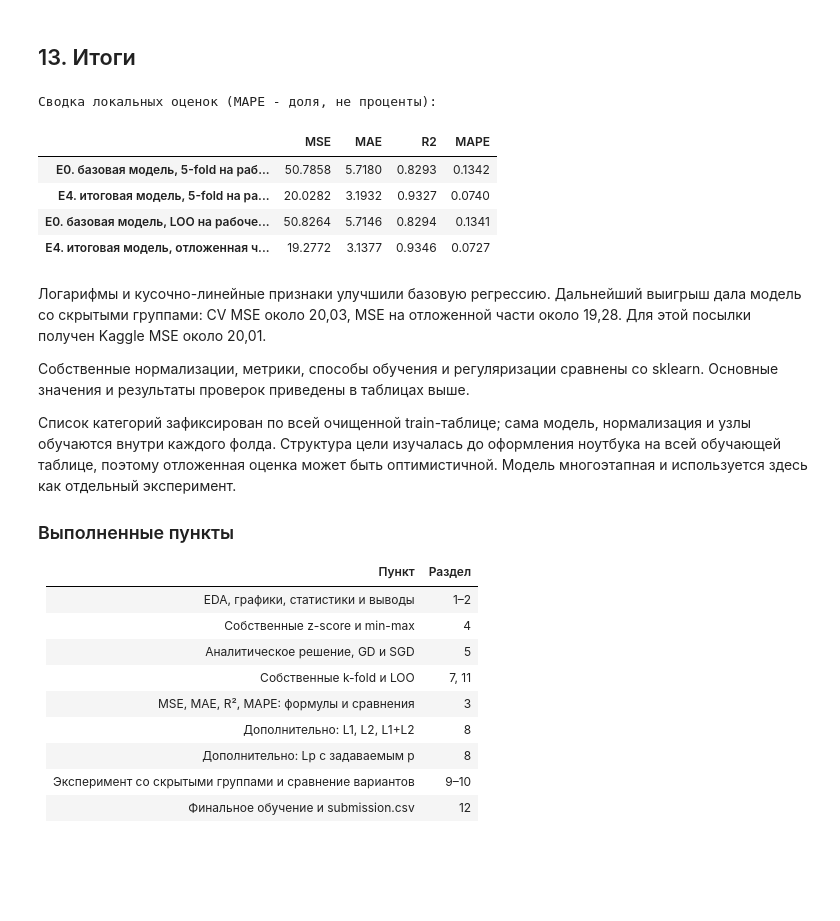
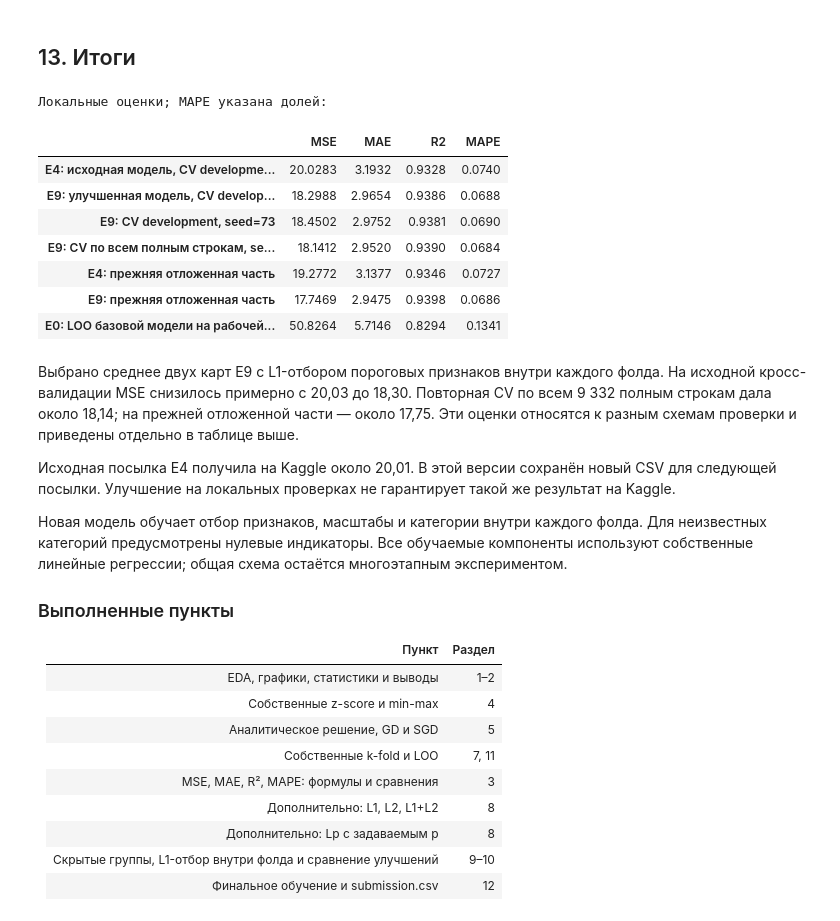
Before and after one commit to Heavenfiend/machine-learning, a Jupyter notebook: lab1_regression_experimental/lab1_regression_experimental.ipynb, the cells around one changed output. Cells and saved outputs as stored; diff of their text form; code cells hidden in the pictures; blank space fills up the shorter version.

Commit message:
Улучшить экспериментальную регрессию и обновить предсказания

```diff
--- a/lab1_regression_experimental/lab1_regression_experimental.ipynb
+++ b/lab1_regression_experimental/lab1_regression_experimental.ipynb
@@ -1967,7 +1967,7 @@ LoanPurpose=Debt Consolidation    0.0450
 штраф и использование даты. Отдельно проверяю добавление строк с заполненными пропусками.
 # %%
 variants = {
-    "итоговая конфигурация": {},
+    "исходная конфигурация": {},
     "без уточнения меток (только порог 49)": dict(n_label_iter=0),
     "без переобучения скора около границы": dict(n_local=0),
     "скор без месяца заявки и изломов по возрасту": dict(date_age_features=False),
@@ -1985,7 +1985,7 @@ for name, params in variants.items():
     else:
         oof = oof_by_experiment[base_name]
     diff = (y_dev - oof) ** 2 - base_sq
-    rows.append({"вариант": name, "MSE": mse(y_dev, oof), "разность с итоговой": diff.mean(),
+    rows.append({"вариант": name, "MSE": mse(y_dev, oof), "разность с E4": diff.mean(),
                  "ст. ошибка разности": diff.std() / np.sqrt(len(diff))})
 ablation = pd.DataFrame(rows).set_index("вариант")
 display(ablation)
@@ -2121,0 +2455,18 @@ print(f"Попарные произведения ({len(z_pairs)} шт.): мак
+# %%
+confirmation_splits = kfold_indices(len(dev),k=5,shuffle=True,random_state=73)
+confirmation_rows = []
+for name,factory in [('E4, development, seed=73',lambda:RegimeRegressor()),
+                     ('E9, development, seed=73',lambda:AveragedScorecards())]:
+    fold_table,oof = cross_validate(factory,dev,y_dev,confirmation_splits)
+    confirmation_rows.append({'проверка':name,'n':len(dev),**all_metrics(y_dev,oof)})
+    if name.startswith('E9'):
+        confirmation_oof,confirmation_folds = oof,fold_table
+full_splits = kfold_indices(len(train),k=5,shuffle=True,random_state=73)
+for name,factory in [('E4, все полные строки, seed=73',lambda:RegimeRegressor()),
+                     ('E9, все полные строки, seed=73',lambda:AveragedScorecards())]:
+    fold_table,oof = cross_validate(factory,train,y_all,full_splits)
+    confirmation_rows.append({'проверка':name,'n':len(train),**all_metrics(y_all,oof)})
+    if name.startswith('E9'):
+        full_cv_oof,full_cv_folds = oof,fold_table
+confirmation_results = pd.DataFrame(confirmation_rows).set_index('проверка')
+display(confirmation_results)
@@ -2313,34 +2686,39 @@ plt.show()
 # %% [markdown]
 ## 13. Итоги
 # %%
-summary_rows = [
-    ("E0. базовая модель, 5-fold на рабочей части", results.loc["E0. базовый набор"]),
-    ("E4. итоговая модель, 5-fold на рабочей части", results.loc[base_name]),
-]
-final_summary = pd.DataFrame({name: row[["MSE", "MAE", "R2", "MAPE"]] for name, row in summary_rows}).T.astype(float)
-final_summary.loc["E0. базовая модель, LOO на рабочей части"] = pd.Series(all_metrics(y_dev, loo_pred))
-final_summary.loc["E4. итоговая модель, отложенная часть (одна проверка)"] = holdout_table.loc["E4. итоговая модель"]
-print("Сводка локальных оценок (MAPE - доля, не проценты):")
+final_summary = pd.DataFrame({
+    'E4: исходная модель, CV development, seed=42':all_metrics(y_dev,oof_by_experiment[old_name]),
+    'E9: улучшенная модель, CV development, seed=42':all_metrics(y_dev,improved_oof[SELECTED_NAME]),
+    'E9: CV development, seed=73':all_metrics(y_dev,confirmation_oof),
+    'E9: CV по всем полным строкам, seed=73':all_metrics(y_all,full_cv_oof),
+    'E4: прежняя отложенная часть':holdout_table.loc['E4. Исходная экспериментальная модель'].to_dict(),
+    'E9: прежняя отложенная часть':holdout_table.loc['E9. Улучшенная модель'].to_dict(),
+    'E0: LOO базовой модели на рабочей части':all_metrics(y_dev,loo_pred),
+}).T.astype(float)
+print('Локальные оценки; MAPE указана долей:')
 display(final_summary)
 # %% [output]
-Сводка локальных оценок (MAPE - доля, не проценты):
+Локальные оценки; MAPE указана долей:
 |  | MSE | MAE | R2 | MAPE |
-| E0. базовая модель, 5-fold на раб... | 50.7858 | 5.7180 | 0.8293 | 0.1342 |
-| E4. итоговая модель, 5-fold на ра... | 20.0282 | 3.1932 | 0.9327 | 0.0740 |
-| E0. базовая модель, LOO на рабоче... | 50.8264 | 5.7146 | 0.8294 | 0.1341 |
-| E4. итоговая модель, отложенная ч... | 19.2772 | 3.1377 | 0.9346 | 0.0727 |
+| E4: исходная модель, CV developme... | 20.0283 | 3.1932 | 0.9328 | 0.0740 |
+| E9: улучшенная модель, CV develop... | 18.2988 | 2.9654 | 0.9386 | 0.0688 |
+| E9: CV development, seed=73 | 18.4502 | 2.9752 | 0.9381 | 0.0690 |
+| E9: CV по всем полным строкам, se... | 18.1412 | 2.9520 | 0.9390 | 0.0684 |
+| E4: прежняя отложенная часть | 19.2772 | 3.1377 | 0.9346 | 0.0727 |
+| E9: прежняя отложенная часть | 17.7469 | 2.9475 | 0.9398 | 0.0686 |
+| E0: LOO базовой модели на рабочей... | 50.8264 | 5.7146 | 0.8294 | 0.1341 |
 # %% [markdown]
-Логарифмы и кусочно-линейные признаки улучшили базовую регрессию.
-Дальнейший выигрыш дала модель со скрытыми группами: CV MSE около 20,03,
-MSE на отложенной части около 19,28. Для этой посылки получен Kaggle MSE около 20,01.
+Выбрано среднее двух карт E9 с L1-отбором пороговых признаков внутри каждого фолда.
+На исходной кросс-валидации MSE снизилось примерно с 20,03 до 18,30.
+Повторная CV по всем 9 332 полным строкам дала около 18,14; на прежней отложенной части — около 17,75.
+Эти оценки относятся к разным схемам проверки и приведены отдельно в таблице выше.
 
-Собственные нормализации, метрики, способы обучения и регуляризации сравнены со sklearn.
-Основные значения и результаты проверок приведены в таблицах выше.
+Исходная посылка E4 получила на Kaggle около 20,01. В этой версии сохранён новый CSV
+для следующей посылки. Улучшение на локальных проверках не гарантирует такой же результат на Kaggle.
 
-Список категорий зафиксирован по всей очищенной train-таблице; сама модель, нормализация
-и узлы обучаются внутри каждого фолда. Структура цели изучалась до оформления ноутбука
-на всей обучающей таблице, поэтому отложенная оценка может быть оптимистичной.
-Модель многоэтапная и используется здесь как отдельный эксперимент.
+Новая модель обучает отбор признаков, масштабы и категории внутри каждого фолда.
+Для неизвестных категорий предусмотрены нулевые индикаторы. Все обучаемые компоненты
+используют собственные линейные регрессии; общая схема остаётся многоэтапным экспериментом.
 
 ### Выполненные пункты
 
@@ -2353,5 +2731,5 @@ MSE на отложенной части около 19,28. Для этой по
 | MSE, MAE, R², MAPE: формулы и сравнения | 3 |
 | Дополнительно: L1, L2, L1+L2 | 8 |
 | Дополнительно: Lp с задаваемым p | 8 |
-| Эксперимент со скрытыми группами и сравнение вариантов | 9–10 |
+| Скрытые группы, L1-отбор внутри фолда и сравнение улучшений | 9–10 |
 | Финальное обучение и submission.csv | 12 |
```
Also changed, not shown: parts of 18 cells of this notebook, 1 other file.
